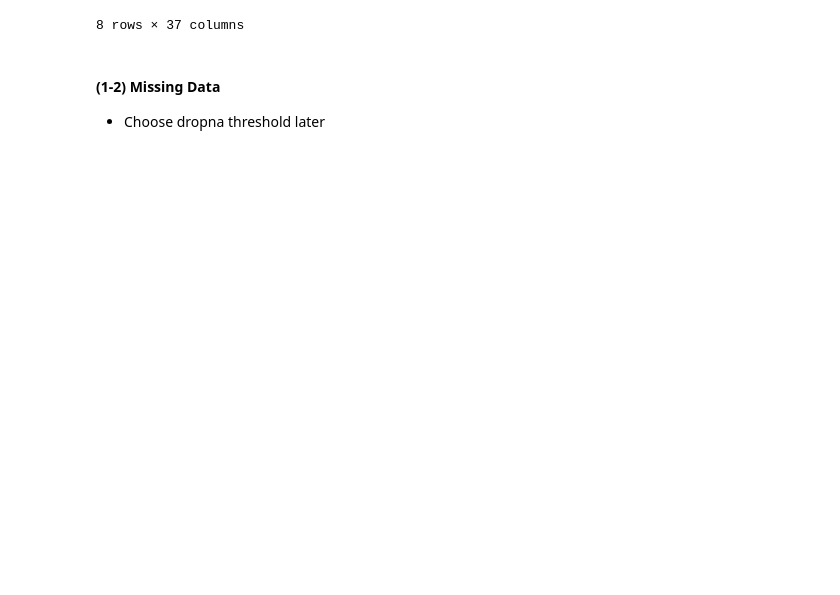
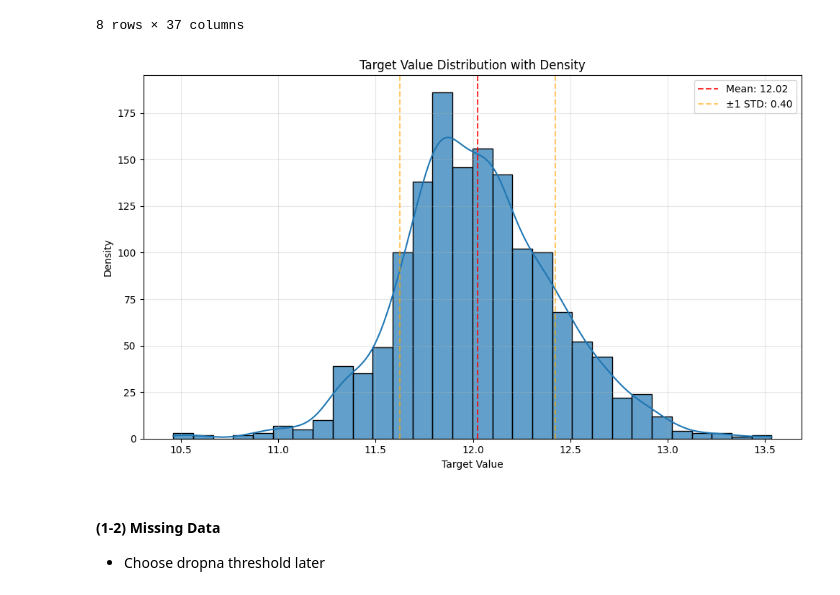
Before and after one commit to Yan4S/DataAnalysis, a Jupyter notebook: House.ipynb, the cells around one changed output. Cells and saved outputs as stored; diff of their text form; code cells hidden in the pictures; blank space fills up the shorter version.

```diff
--- a/House.ipynb
+++ b/House.ipynb
@@ -65,6 +65,62 @@ Categorical Features (43):
 | 75% | 1095.250000 | 70.000000 | 80.000000 | 11601.500000 | 7.000000 | 6.000000 | 2000.000000 | 2004.000000 | ... |
 | max | 1460.000000 | 190.000000 | 313.000000 | 215245.000000 | 10.000000 | 9.000000 | 2010.000000 | 2010.000000 | ... |
 8 rows × 37 columns
+# %%
+def plot_target_distribution(y: pd.Series, problem_type: str = 'classification',
+                           figsize: tuple = (10, 6), filename: Optional[str] = None) -> None:
+    """
+    Plot distribution of target variable with density line.
+
+    Args:
+        y: Target series
+        problem_type: 'classification' or 'regression'
+        figsize: Figure size
+        filename: Optional filename to save plot
+    """
+    plt.figure(figsize=figsize)
+
+    if problem_type == 'classification':
+        value_counts = y.value_counts().sort_index()
+        bars = plt.bar(range(len(value_counts)), value_counts.values)
+        plt.xticks(range(len(value_counts)), value_counts.index)
+        plt.xlabel('Class')
+        plt.ylabel('Count')
+        plt.title('Target Class Distribution')
+
+        # Add counts on bars
+        for bar in bars:
+            height = bar.get_height()
+            plt.text(bar.get_x() + bar.get_width()/2., height,
+                    f'{int(height)}', ha='center', va='bottom')
+    else:
+        # Histogram with density line
+        sns.histplot(y, bins=30, kde=True, alpha=0.7, edgecolor='black')
+        plt.xlabel('Target Value')
+        plt.ylabel('Density')
+        plt.title('Target Value Distribution with Density')
+
+        # Add statistics
+        mean_val = y.mean()
+        std_val = y.std()
+        plt.axvline(mean_val, color='red', linestyle='--', alpha=0.8,
+                   label=f'Mean: {mean_val:.2f}')
+        plt.axvline(mean_val + std_val, color='orange', linestyle='--', alpha=0.6,
+                   label=f'±1 STD: {std_val:.2f}')
+        plt.axvline(mean_val - std_val, color='orange', linestyle='--', alpha=0.6)
+        plt.legend()
+
+    plt.grid(True, alpha=0.3)
+    plt.tight_layout()
+
+    if filename:
+        plt.savefig(filename, dpi=300, bbox_inches='tight')
+
+    plt.show()
+
+# Usage
+plot_target_distribution(np.log(raw_y_train), 'regression')
+# %% [output]
+[figure, added]
 # %%
 # raw_X_train.info()
 # %% [markdown]
```
Also changed, not shown: parts of 6 cells of this notebook.
